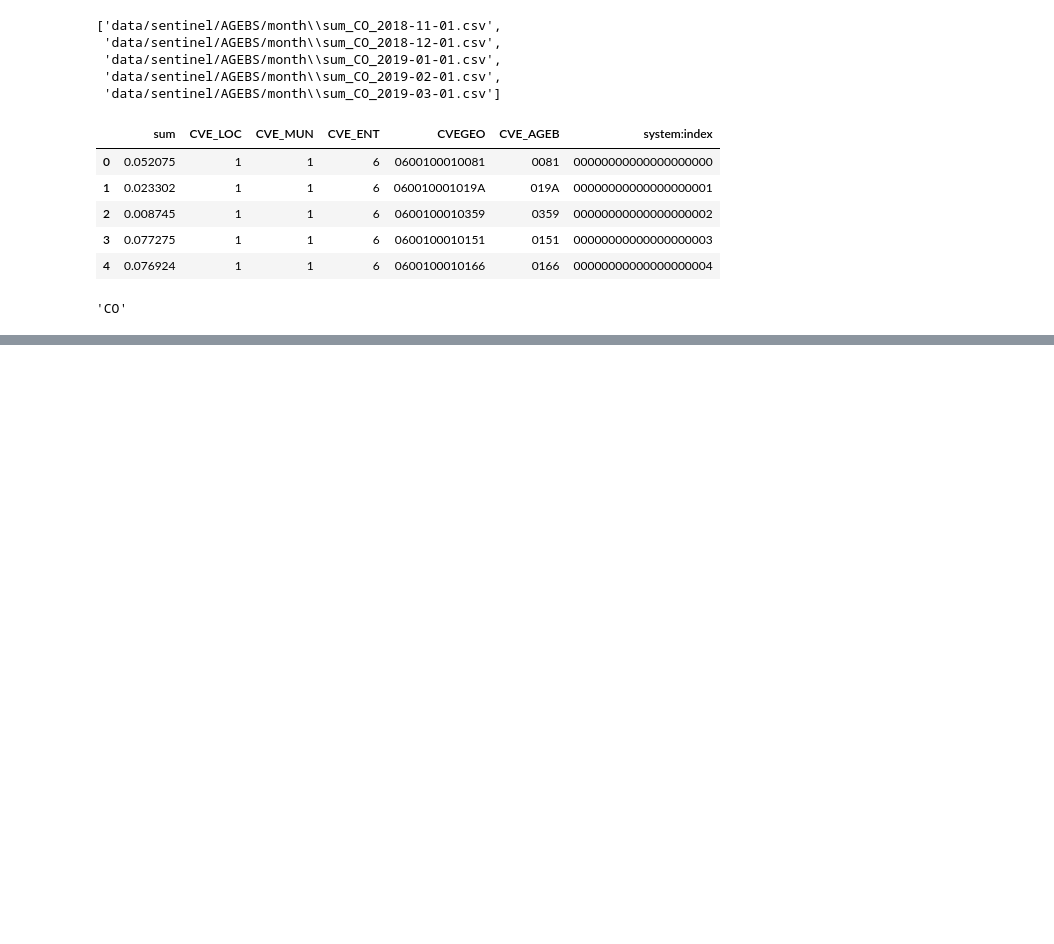
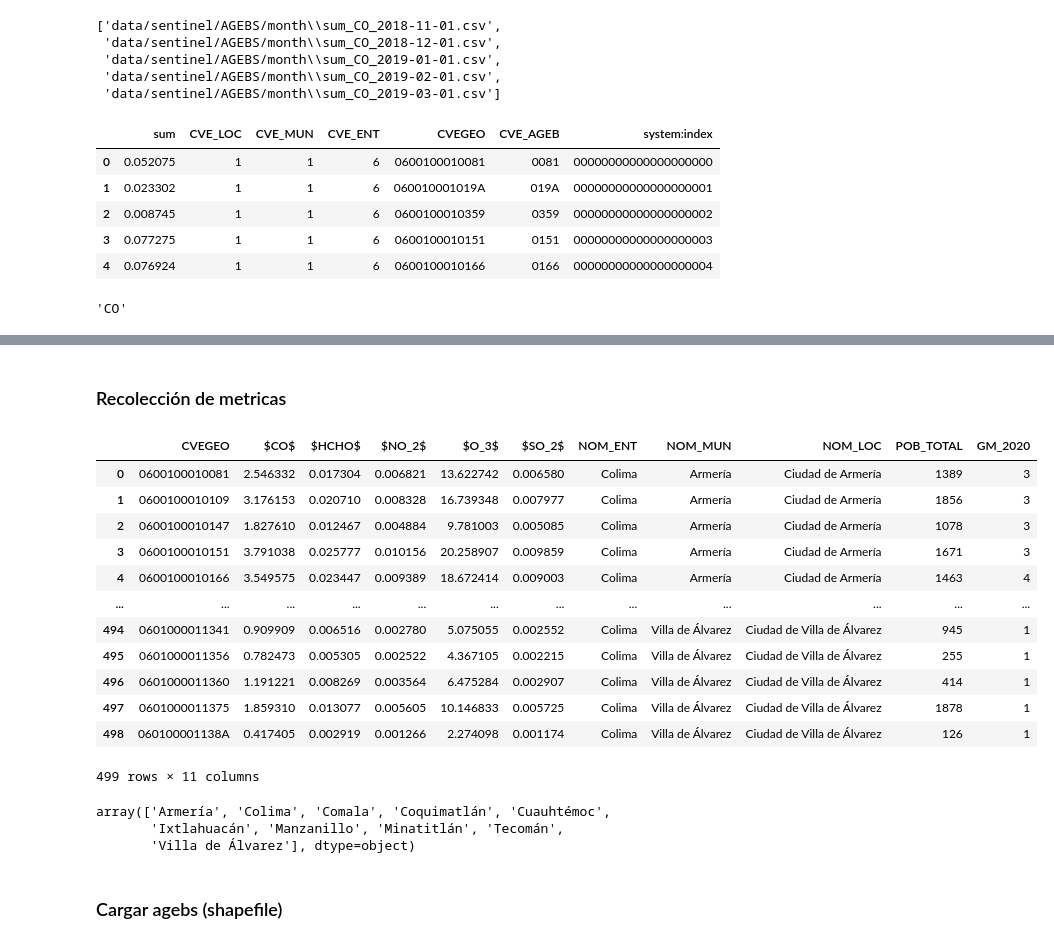
Before and after one commit to pcorner10/pronaces_analisis, a Jupyter notebook: reclasificacion2023.ipynb, the cells around one changed output, grey strips where cells are left out. Drawn from its saved outputs; the diff is of its cells as text; code cells hidden in the pictures; blank space fills up the shorter version.

```diff
--- a/reclasificacion2023.ipynb
+++ b/reclasificacion2023.ipynb
@@ -71,0 +119,8 @@ df_sentinel.head()
+# %%
+df_sentinel_sum = df_sentinel_pivot.groupby(["CVEGEO"]).sum().reset_index()
+
+# devide by 4 to get average
+for col in ["$CO$","$HCHO$","$NO_2$","$O_3$","$SO_2$"]:
+  df_sentinel_sum[col] = df_sentinel_sum[col] / 4
+df_sentinel_sum.drop(columns=["count"], inplace=True)
+df_sentinel_sum.head()
@@ -71,0 +136,8 @@ df_sentinel.head()
+# %%
+im_src = "data/IM/IMU_2020.xls"
+im = pd.read_excel(im_src, sheet_name="IMU_2020")
+im = im[im["ENT"] == 6]
+im_cols_to_keep = ["CVE_AGEB", "NOM_ENT","NOM_MUN", "NOM_LOC","POB_TOTAL","GM_2020"]
+im = im[im_cols_to_keep]
+im.rename(columns={"CVE_AGEB": "CVEGEO"}, inplace=True)
+im
@@ -71,0 +158,13 @@ df_sentinel.head()
+# %%
+im.GM_2020.unique()
+
+rename_gm = {
+  'Muy alto': 5,
+  'Alto': 4,
+  'Medio': 3,
+  'Bajo': 2,
+  'Muy bajo': 1
+}
+# %%
+im["GM_2020"] = im["GM_2020"].apply(lambda x: rename_gm[x])
+im.head()
@@ -71,0 +178,30 @@ df_sentinel.head()
+# %% [markdown]
+### Recolección de metricas
+# %%
+df_sentinel_sum
+im
+
+metricas = pd.merge(df_sentinel_sum, im, on="CVEGEO")
+metricas
+# %% [output]
+|  | CVEGEO | $CO$ | $HCHO$ | $NO_2$ | $O_3$ | $SO_2$ | NOM_ENT | NOM_MUN | NOM_LOC | POB_TOTAL | GM_2020 |
+| 0 | 0600100010081 | 2.546332 | 0.017304 | 0.006821 | 13.622742 | 0.006580 | Colima | Armería | Ciudad de Armería | 1389 | 3 |
+| 1 | 0600100010109 | 3.176153 | 0.020710 | 0.008328 | 16.739348 | 0.007977 | Colima | Armería | Ciudad de Armería | 1856 | 3 |
+| 2 | 0600100010147 | 1.827610 | 0.012467 | 0.004884 | 9.781003 | 0.005085 | Colima | Armería | Ciudad de Armería | 1078 | 3 |
+| 3 | 0600100010151 | 3.791038 | 0.025777 | 0.010156 | 20.258907 | 0.009859 | Colima | Armería | Ciudad de Armería | 1671 | 3 |
+| 4 | 0600100010166 | 3.549575 | 0.023447 | 0.009389 | 18.672414 | 0.009003 | Colima | Armería | Ciudad de Armería | 1463 | 4 |
+| ... | ... | ... | ... | ... | ... | ... | ... | ... | ... | ... | ... |
+| 494 | 0601000011341 | 0.909909 | 0.006516 | 0.002780 | 5.075055 | 0.002552 | Colima | Villa de Álvarez | Ciudad de Villa de Álvarez | 945 | 1 |
+| 495 | 0601000011356 | 0.782473 | 0.005305 | 0.002522 | 4.367105 | 0.002215 | Colima | Villa de Álvarez | Ciudad de Villa de Álvarez | 255 | 1 |
+| 496 | 0601000011360 | 1.191221 | 0.008269 | 0.003564 | 6.475284 | 0.002907 | Colima | Villa de Álvarez | Ciudad de Villa de Álvarez | 414 | 1 |
+| 497 | 0601000011375 | 1.859310 | 0.013077 | 0.005605 | 10.146833 | 0.005725 | Colima | Villa de Álvarez | Ciudad de Villa de Álvarez | 1878 | 1 |
+| 498 | 060100001138A | 0.417405 | 0.002919 | 0.001266 | 2.274098 | 0.001174 | Colima | Villa de Álvarez | Ciudad de Villa de Álvarez | 126 | 1 |
+499 rows × 11 columns
+# %%
+metricas.NOM_MUN.unique()
+# %% [output]
+array(['Armería', 'Colima', 'Comala', 'Coquimatlán', 'Cuauhtémoc',
+       'Ixtlahuacán', 'Manzanillo', 'Minatitlán', 'Tecomán',
+       'Villa de Álvarez'], dtype=object)
+# %% [markdown]
+### Cargar agebs (shapefile)
```
Also changed, not shown: parts of 15 cells of this notebook, 2 other files.
